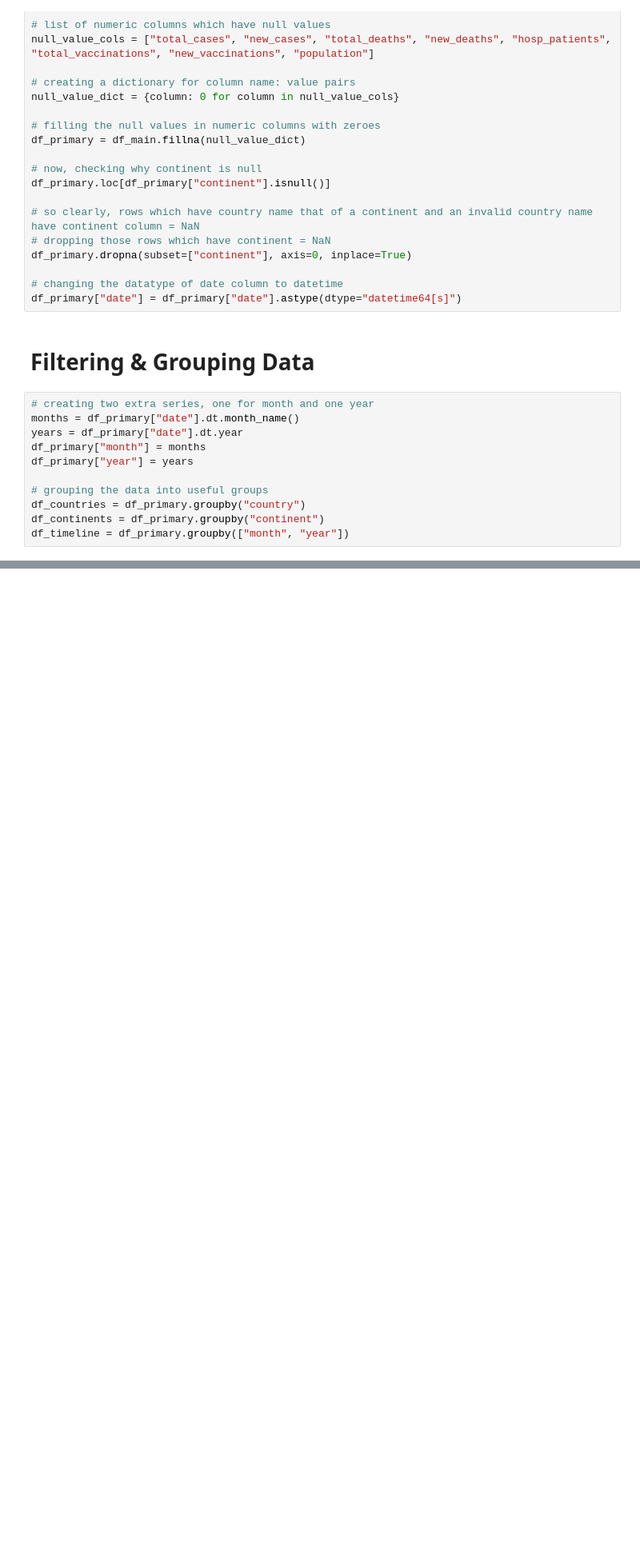
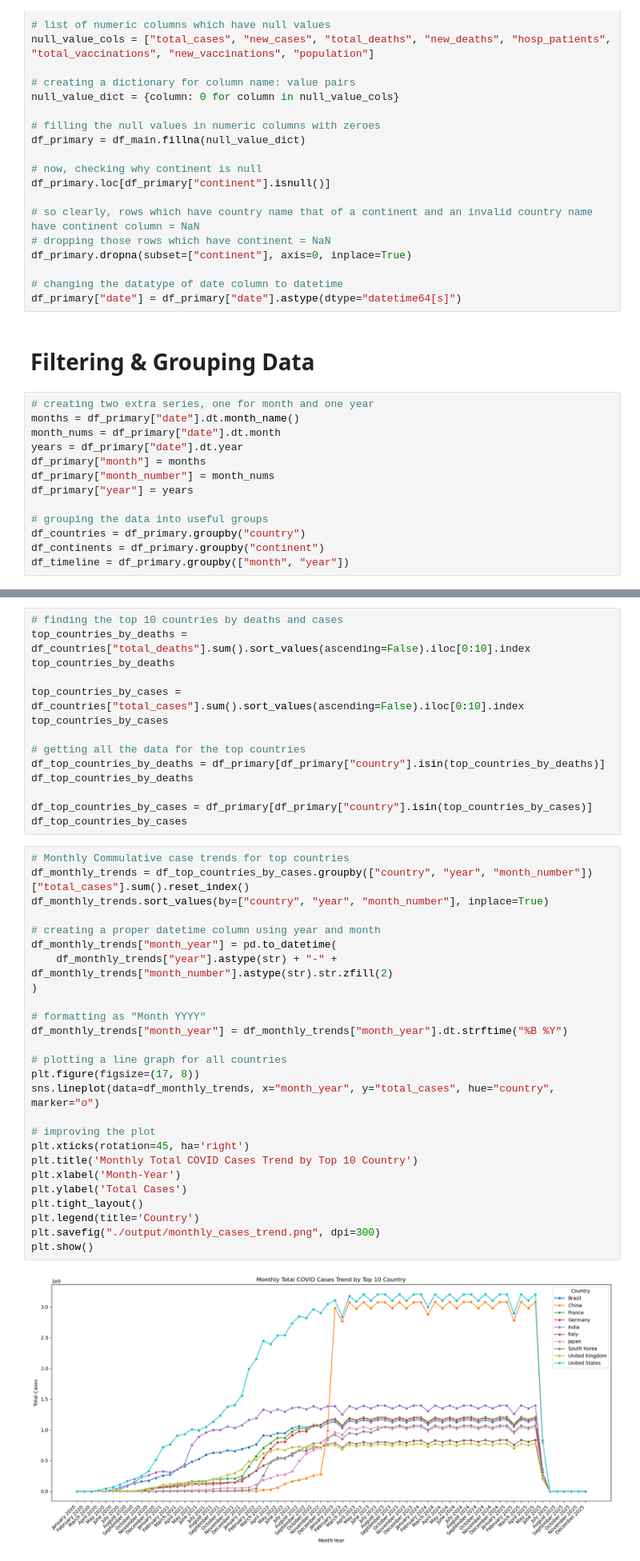
Before and after one commit to HammadAli132/COVID-19-Data-Analysis, a Jupyter notebook: covid-19-data-analysis.ipynb, the cells around one changed output, grey strips where cells are left out. Shown at 80% size. Drawn from its saved outputs; the diff is of its cells as text; blank space fills up the shorter version.

Commit message:
Monthly cases trends done

```diff
--- a/covid-19-data-analysis.ipynb
+++ b/covid-19-data-analysis.ipynb
@@ -42,8 +43,10 @@ df_primary["date"] = df_primary["date"].astype(dtype="datetime64[s]")
 # %%
 # creating two extra series, one for month and one year
 months = df_primary["date"].dt.month_name()
+month_nums = df_primary["date"].dt.month
 years = df_primary["date"].dt.year
 df_primary["month"] = months
+df_primary["month_number"] = month_nums
 df_primary["year"] = years
 
 # grouping the data into useful groups
@@ -52,0 +58,42 @@ df_timeline = df_primary.groupby(["month", "year"])
+# %%
+# finding the top 10 countries by deaths and cases
+top_countries_by_deaths = df_countries["total_deaths"].sum().sort_values(ascending=False).iloc[0:10].index
+top_countries_by_deaths
+
+top_countries_by_cases = df_countries["total_cases"].sum().sort_values(ascending=False).iloc[0:10].index
+top_countries_by_cases
+
+# getting all the data for the top countries
+df_top_countries_by_deaths = df_primary[df_primary["country"].isin(top_countries_by_deaths)]
+df_top_countries_by_deaths
+
+df_top_countries_by_cases = df_primary[df_primary["country"].isin(top_countries_by_cases)]
+df_top_countries_by_cases
+# %%
+# Monthly Commulative case trends for top countries
+df_monthly_trends = df_top_countries_by_cases.groupby(["country", "year", "month_number"])["total_cases"].sum().reset_index()
+df_monthly_trends.sort_values(by=["country", "year", "month_number"], inplace=True)
+
+# creating a proper datetime column using year and month
+df_monthly_trends["month_year"] = pd.to_datetime(
+    df_monthly_trends["year"].astype(str) + "-" + df_monthly_trends["month_number"].astype(str).str.zfill(2)
+)
+
+# formatting as "Month YYYY"
+df_monthly_trends["month_year"] = df_monthly_trends["month_year"].dt.strftime("%B %Y")
+
+# plotting a line graph for all countries
+plt.figure(figsize=(17, 8))
+sns.lineplot(data=df_monthly_trends, x="month_year", y="total_cases", hue="country", marker="o")
+
+# improving the plot
+plt.xticks(rotation=45, ha='right')
+plt.title('Monthly Total COVID Cases Trend by Top 10 Country')
+plt.xlabel('Month-Year')
+plt.ylabel('Total Cases')
+plt.tight_layout()
+plt.legend(title='Country')
+plt.savefig("./output/monthly_cases_trend.png", dpi=300)
+plt.show()
+# %% [output]
+[figure, added]
```
Also changed, not shown: parts of 2 cells of this notebook, 1 other file.
